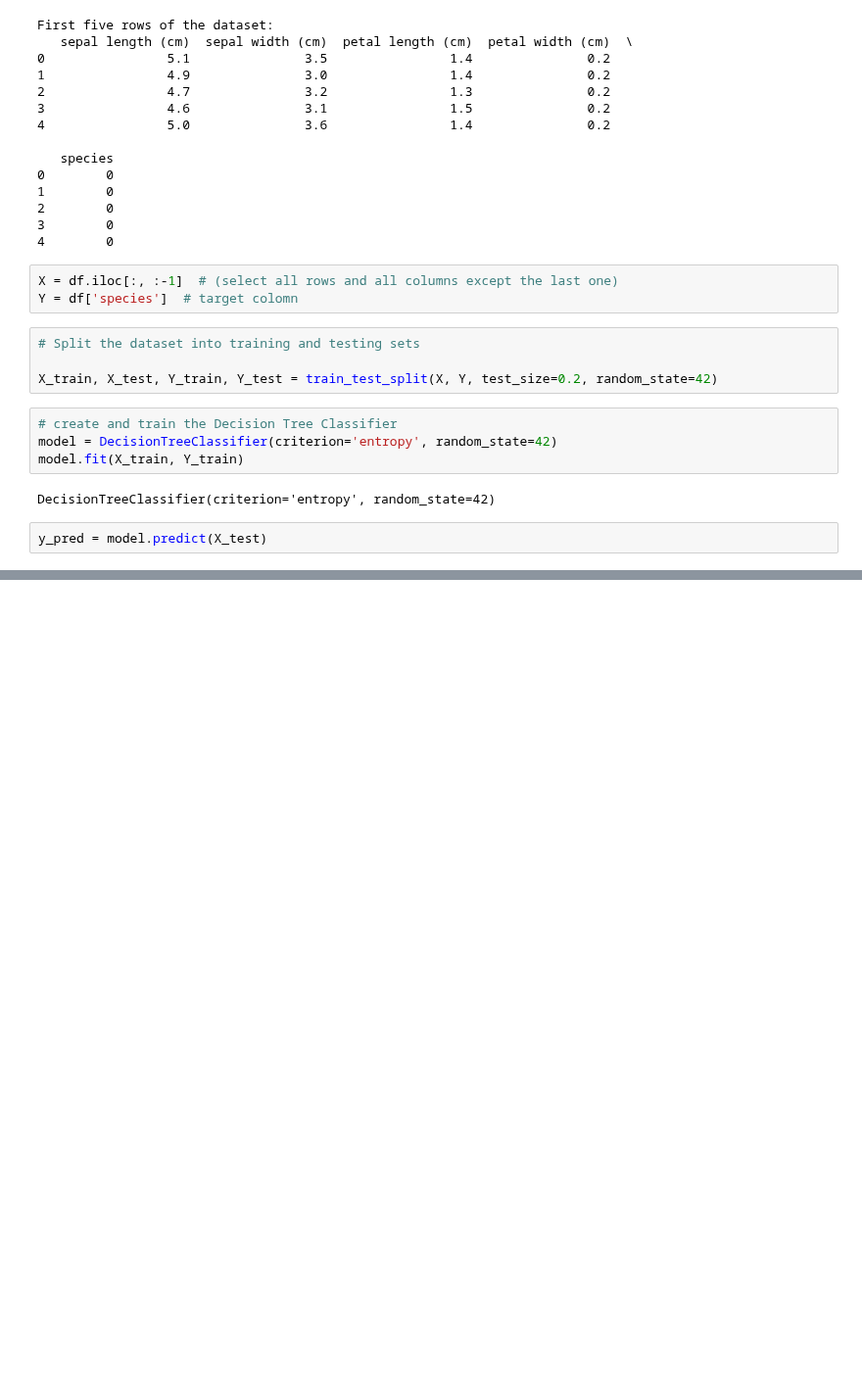
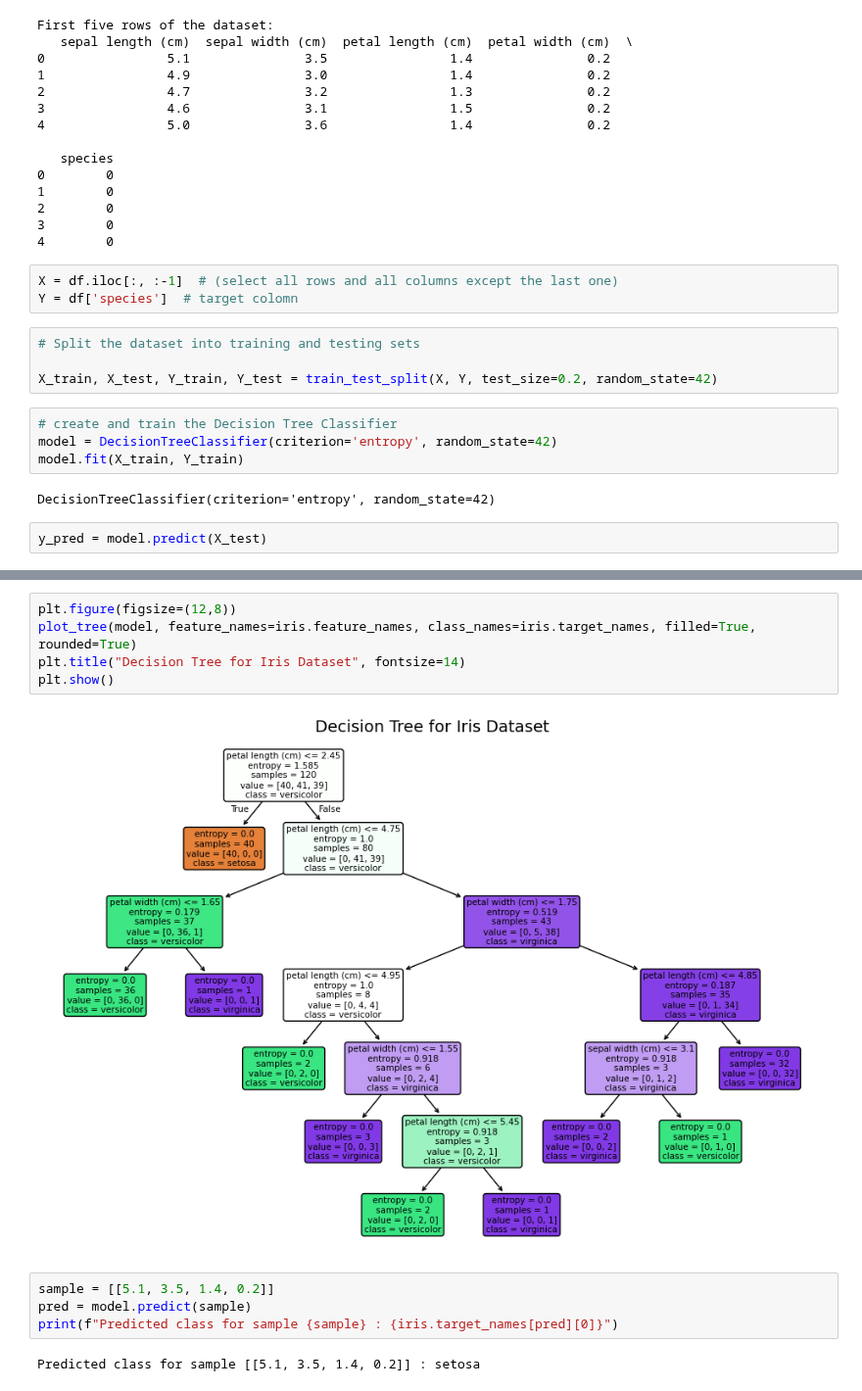
Before and after one commit to navalepratham18/BTech-Artifical-Intelligence-Practicals, a Jupyter notebook: Decision_Tree_on_Iris.ipynb, the cells around one changed output, grey strips where cells are left out. Shown at 98% size. Drawn from its saved outputs; the diff is of its cells as text; blank space fills up the shorter version.

```diff
--- a/Decision_Tree_on_Iris.ipynb
+++ b/Decision_Tree_on_Iris.ipynb
@@ -66,3 +68,16 @@ Confusion Matric :                precision    recall  f1-score   support
     accuracy                           1.00        30
    macro avg       1.00      1.00      1.00        30
 weighted avg       1.00      1.00      1.00        30
+# %%
+plt.figure(figsize=(12,8))
+plot_tree(model, feature_names=iris.feature_names, class_names=iris.target_names, filled=True, rounded=True)
+plt.title("Decision Tree for Iris Dataset", fontsize=14)
+plt.show()
+# %% [output]
+[figure, added]
+# %%
+sample = [[5.1, 3.5, 1.4, 0.2]]
+pred = model.predict(sample)
+print(f"Predicted class for sample {sample} : {iris.target_names[pred][0]}")
+# %% [output]
+Predicted class for sample [[5.1, 3.5, 1.4, 0.2]] : setosa
```
Also changed, not shown: parts of 2 cells of this notebook.
